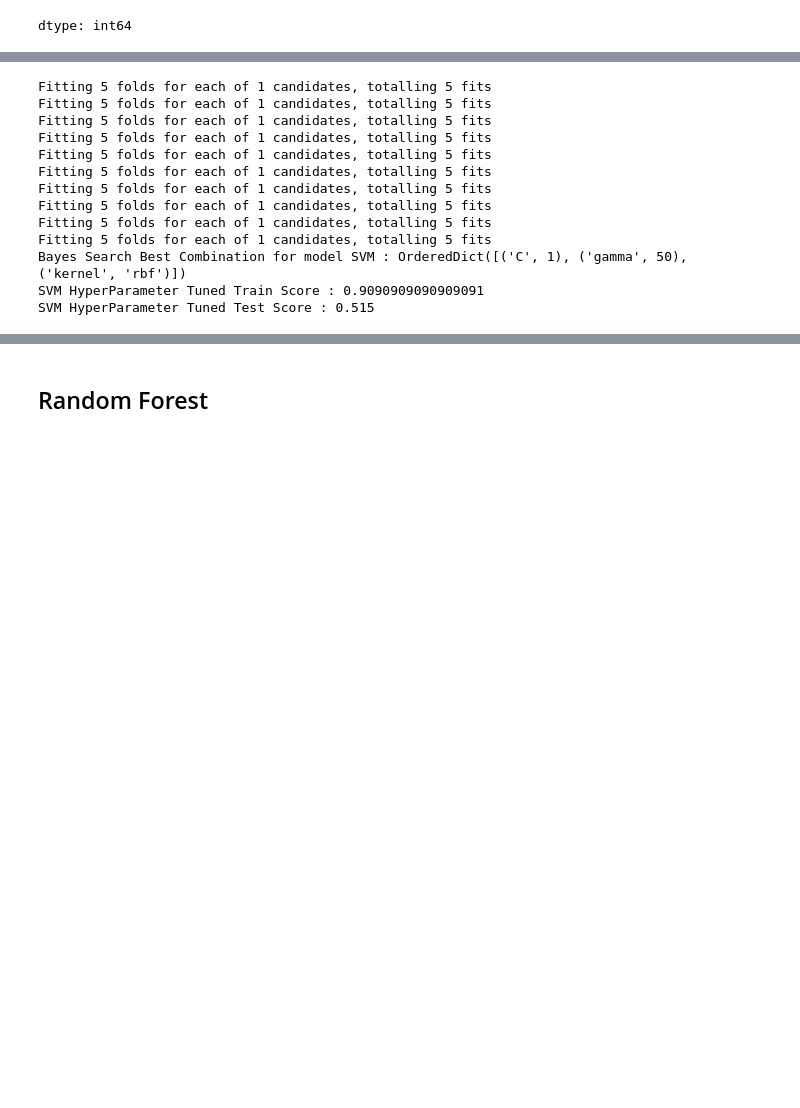
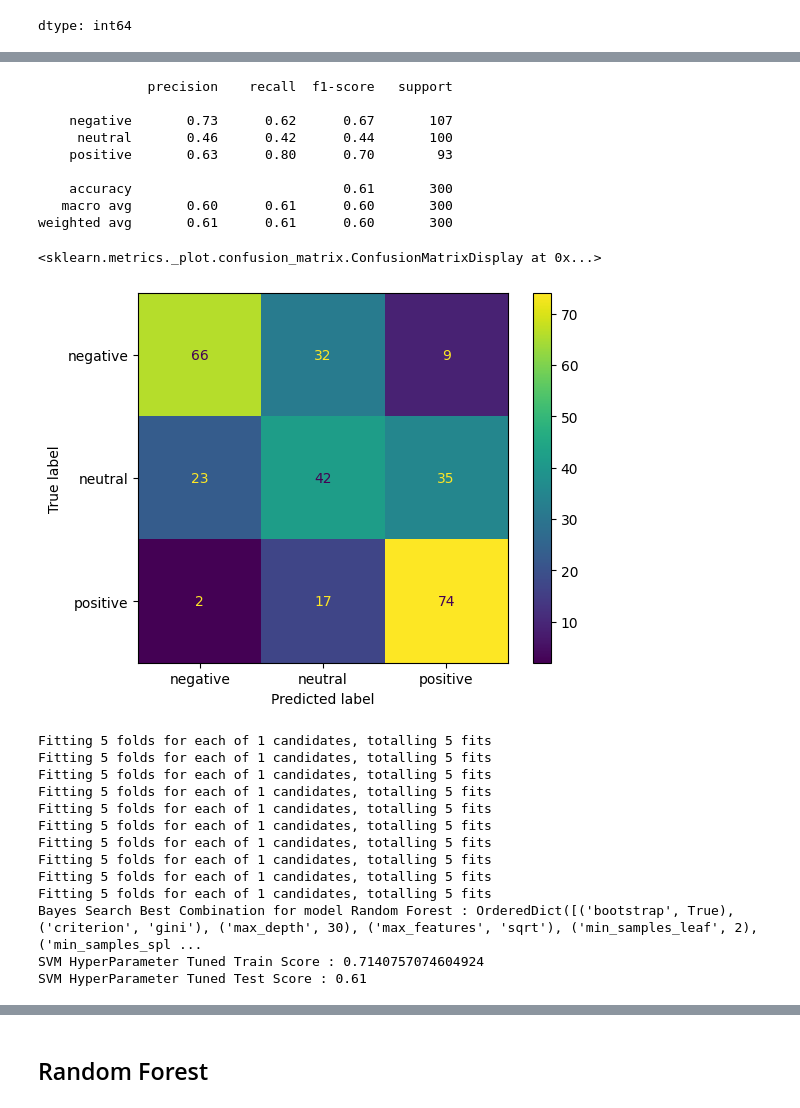
Before and after one commit to haikal-here/gplay_comment_nlp, a Jupyter notebook: coba_2.ipynb, the cells around one changed output, grey strips where cells are left out. Cells and saved outputs as stored; diff of their text form; code cells hidden in the pictures; blank space fills up the shorter version.

```diff
--- a/coba_2.ipynb
+++ b/coba_2.ipynb
@@ -286,26 +260,45 @@ weighted avg       0.68      0.68      0.68       600
+# %%
+print(classification_report(y_true=y_test, y_pred=model_rf.predict(X_test)))
+ConfusionMatrixDisplay.from_predictions(y_true=y_test, y_pred=model_rf.predict(X_test))
+# %% [output]
+              precision    recall  f1-score   support
+
+    negative       0.73      0.62      0.67       107
+     neutral       0.46      0.42      0.44       100
+    positive       0.63      0.80      0.70        93
+
+    accuracy                           0.61       300
+   macro avg       0.60      0.61      0.60       300
+weighted avg       0.61      0.61      0.60       300
+<sklearn.metrics._plot.confusion_matrix.ConfusionMatrixDisplay at 0x...>
+[figure, added]
 # %%
 smote = SMOTE()
 X_train, y_train = smote.fit_resample(X_train, y_train)
 params = {
-    'C': [0.001, 0.1, 1, 10],
-    'gamma': ['scale', 'auto', 0.01, 0.1, 1, 10, 50, 100],
-    'kernel': ['rbf', 'poly']
+    'n_estimators': [100, 300, 500],
+    'max_depth': [10, 20, 30],
+    'min_samples_split': [2, 5],
+    'min_samples_leaf': [1, 2],
+    'max_features': ['sqrt'],
+    'bootstrap': [True],
+    'criterion': ['gini']
 }
 
-svm_bayes = BayesSearchCV(svm, search_spaces=params,n_iter=10,n_jobs=-1,cv=5,random_state=42, verbose=2)
+rf_bayes = BayesSearchCV(model_rf, search_spaces=params,n_iter=10 ,n_jobs=-1,cv=5,random_state=42, verbose=2)
 
-svm_bayes.fit(X_train, y_train)
+rf_bayes.fit(X_train, y_train)
 
 # Model yang telah di tuning
-best_svm_bayes = svm_bayes.best_estimator_
+best_rf_bayes = rf_bayes.best_estimator_
 
-print(f"Bayes Search Best Combination for model SVM : {svm_bayes.best_params_}")
+print(f"Bayes Search Best Combination for model Random Forest : {rf_bayes.best_params_}")
 
-bayes_svm_train_score = best_svm_bayes.score(X_train, y_train)
-print(f"SVM HyperParameter Tuned Train Score : {bayes_svm_train_score}")
+bayes_rf_train_score = best_rf_bayes.score(X_train, y_train)
+print(f"SVM HyperParameter Tuned Train Score : {bayes_rf_train_score}")
 
-bayes_svm_test_score = best_svm_bayes.score(X_test, y_test)
-print(f"SVM HyperParameter Tuned Test Score : {bayes_svm_test_score}")
+bayes_rf_test_score = best_rf_bayes.score(X_test, y_test)
+print(f"SVM HyperParameter Tuned Test Score : {bayes_rf_test_score}")
 # %% [output]
 Fitting 5 folds for each of 1 candidates, totalling 5 fits
 Fitting 5 folds for each of 1 candidates, totalling 5 fits
@@ -317,6 +310,6 @@ Fitting 5 folds for each of 1 candidates, totalling 5 fits
 Fitting 5 folds for each of 1 candidates, totalling 5 fits
 Fitting 5 folds for each of 1 candidates, totalling 5 fits
 Fitting 5 folds for each of 1 candidates, totalling 5 fits
-Bayes Search Best Combination for model SVM : OrderedDict([('C', 1), ('gamma', 50), ('kernel', 'rbf')])
-SVM HyperParameter Tuned Train Score : 0.9090909090909091
-SVM HyperParameter Tuned Test Score : 0.515
+Bayes Search Best Combination for model Random Forest : OrderedDict([('bootstrap', True), ('criterion', 'gini'), ('max_depth', 30), ('max_features', 'sqrt'), ('min_samples_leaf', 2), ('min_samples_spl ...
+SVM HyperParameter Tuned Train Score : 0.7140757074604924
+SVM HyperParameter Tuned Test Score : 0.61
```
Also changed, not shown: parts of 26 cells of this notebook.
